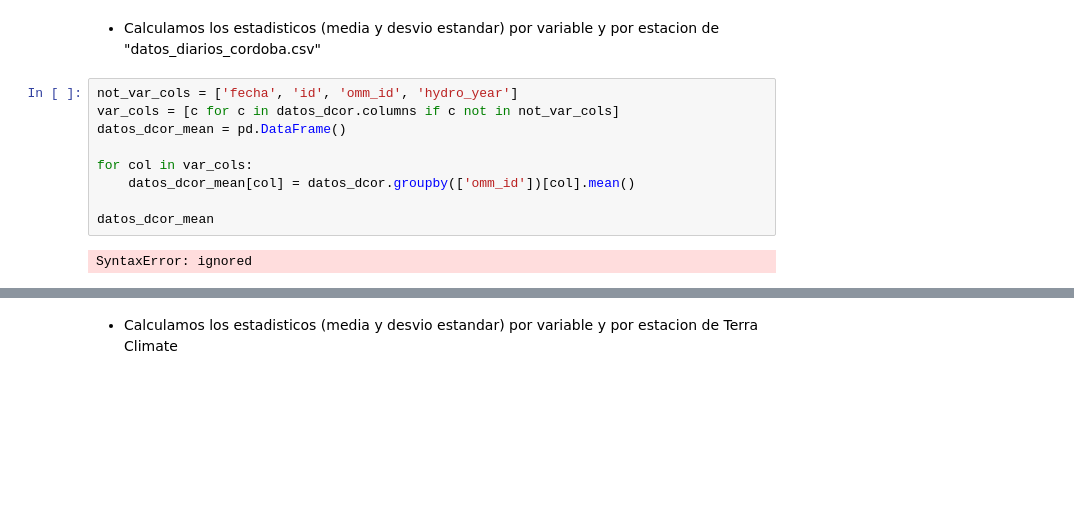
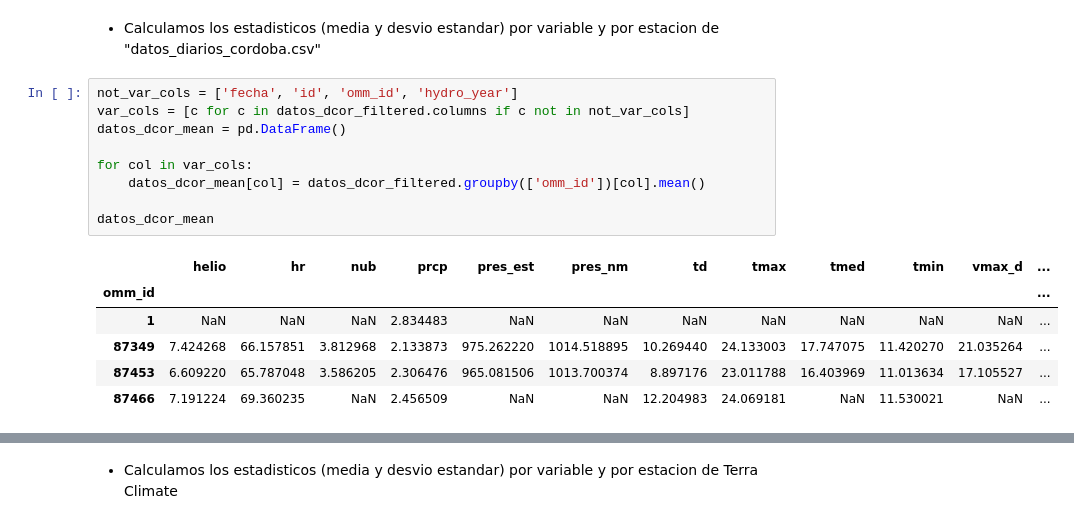
Before and after one commit to serantux/M_Predi_Lluvias_Extremas_10, a Jupyter notebook: TP2_Balbuena_Serrantes_Fonnegra_Velazquez.ipynb, the cells around one changed output, grey strips where cells are left out. Cells and saved outputs as stored; diff of their text form; blank space fills up the shorter version.

```diff
--- a/TP2_Balbuena_Serrantes_Fonnegra_Velazquez.ipynb
+++ b/TP2_Balbuena_Serrantes_Fonnegra_Velazquez.ipynb
@@ -595,15 +614,20 @@ datos_dcor_var_mean
 * Calculamos los estadisticos (media y desvio estandar) por variable y por estacion de "datos_diarios_cordoba.csv"
 # %%
 not_var_cols = ['fecha', 'id', 'omm_id', 'hydro_year']
-var_cols = [c for c in datos_dcor.columns if c not in not_var_cols]
+var_cols = [c for c in datos_dcor_filtered.columns if c not in not_var_cols]
 datos_dcor_mean = pd.DataFrame()
 
 for col in var_cols:
-    datos_dcor_mean[col] = datos_dcor.groupby(['omm_id'])[col].mean()
+    datos_dcor_mean[col] = datos_dcor_filtered.groupby(['omm_id'])[col].mean()
 
 datos_dcor_mean
 # %% [output]
-SyntaxError: ignored
+|  | helio | hr | nub | prcp | pres_est | pres_nm | td | tmax | tmed | tmin | vmax_d | ... |
+| omm_id |  |  |  |  |  |  |  |  |  |  |  | ... |
+| 1 | NaN | NaN | NaN | 2.834483 | NaN | NaN | NaN | NaN | NaN | NaN | NaN | ... |
+| 87349 | 7.424268 | 66.157851 | 3.812968 | 2.133873 | 975.262220 | 1014.518895 | 10.269440 | 24.133003 | 17.747075 | 11.420270 | 21.035264 | ... |
+| 87453 | 6.609220 | 65.787048 | 3.586205 | 2.306476 | 965.081506 | 1013.700374 | 8.897176 | 23.011788 | 16.403969 | 11.013634 | 17.105527 | ... |
+| 87466 | 7.191224 | 69.360235 | NaN | 2.456509 | NaN | NaN | 12.204983 | 24.069181 | NaN | 11.530021 | NaN | ... |
 # %%
 datos_dcor_std = pd.DataFrame()
 
```
Also changed, not shown: parts of 5 cells of this notebook.
